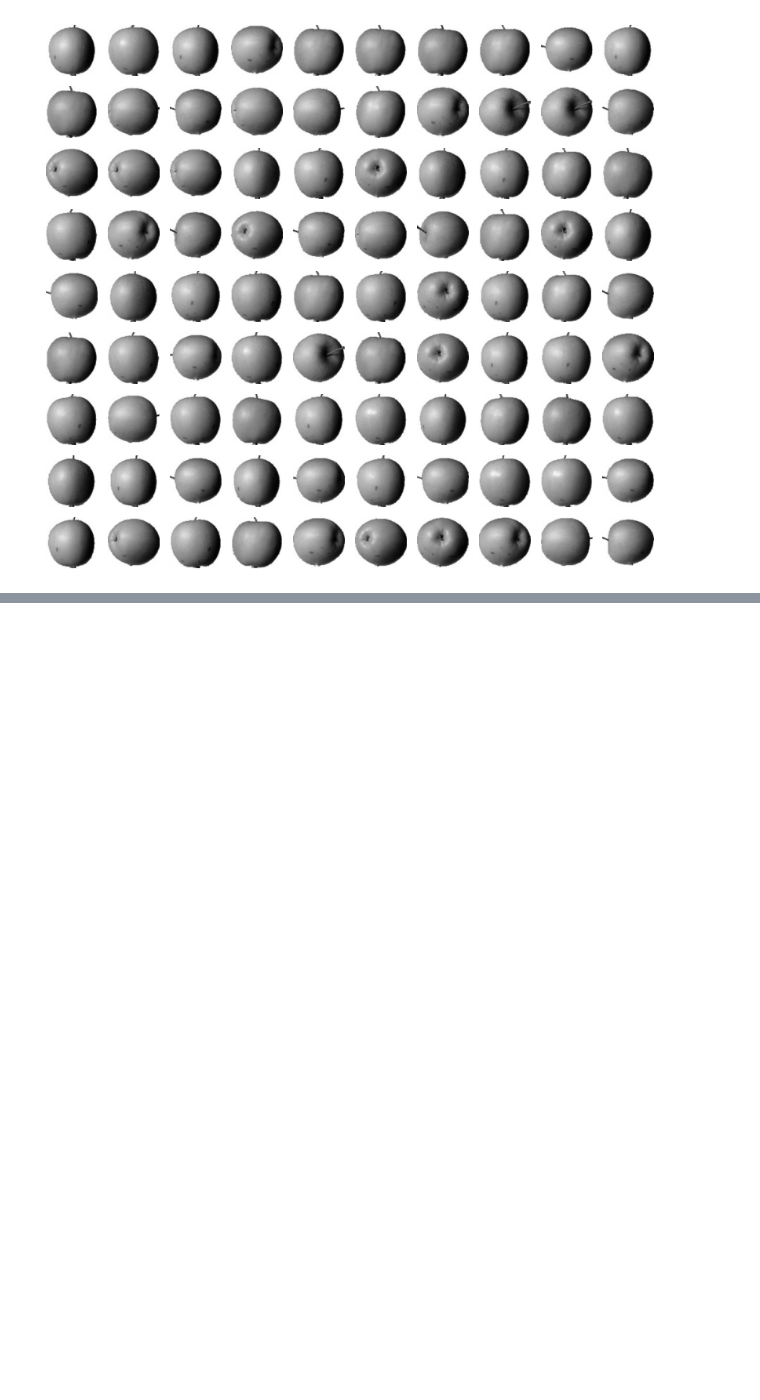
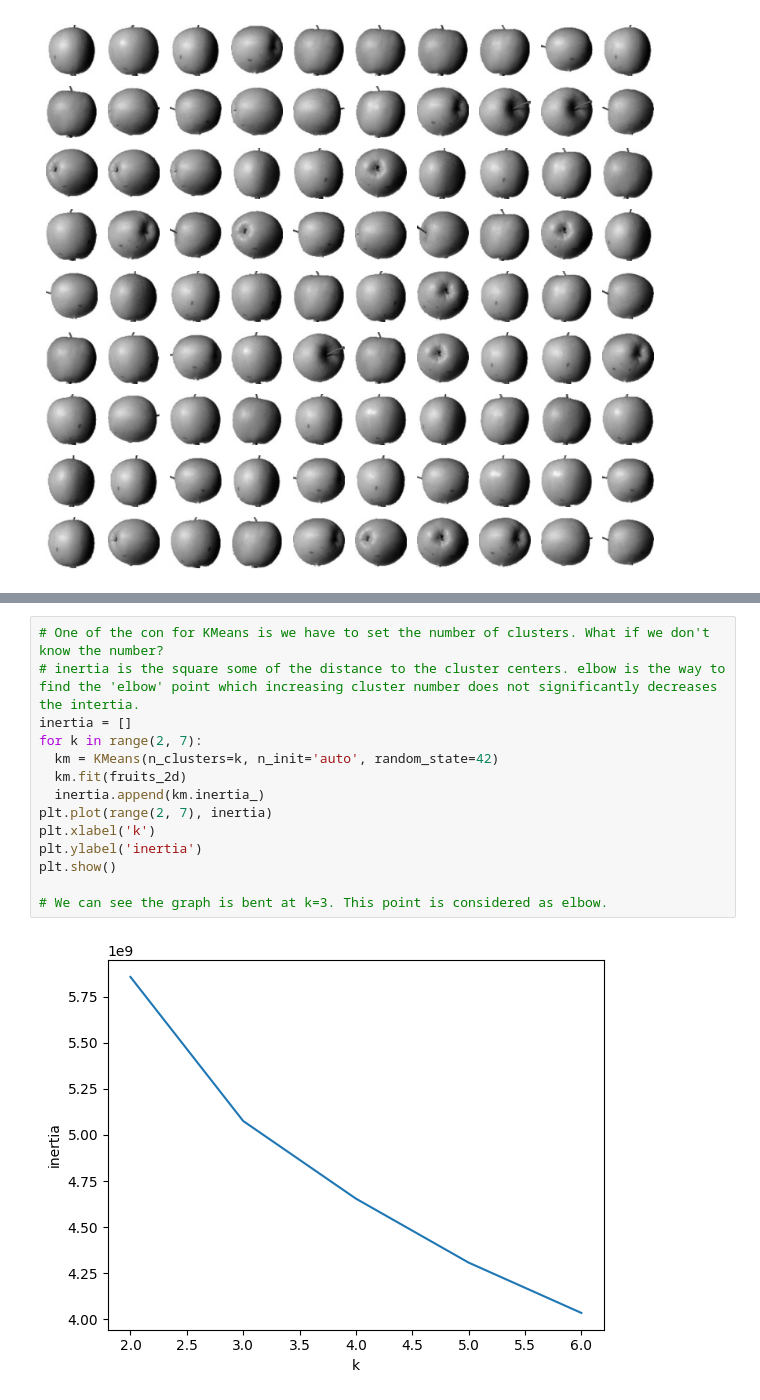
Before and after one commit to Junha9/AI, a Jupyter notebook: Self_Learning_ML_DL/Chapter_06_2.ipynb, the cells around one changed output, grey strips where cells are left out. Saved outputs shown, nothing was run; the diff lists cells and outputs as text; blank space fills up the shorter version.

```diff
--- a/Self_Learning_ML_DL/Chapter_06_2.ipynb
+++ b/Self_Learning_ML_DL/Chapter_06_2.ipynb
@@ -67,0 +94,16 @@ draw_fruits(fruits[km.labels_==2])
+# %%
+# One of the con for KMeans is we have to set the number of clusters. What if we don't know the number?
+# inertia is the square some of the distance to the cluster centers. elbow is the way to find the 'elbow' point which increasing cluster number does not significantly decreases the intertia.
+inertia = []
+for k in range(2, 7):
+  km = KMeans(n_clusters=k, n_init='auto', random_state=42)
+  km.fit(fruits_2d)
+  inertia.append(km.inertia_)
+plt.plot(range(2, 7), inertia)
+plt.xlabel('k')
+plt.ylabel('inertia')
+plt.show()
+
+# We can see the graph is bent at k=3. This point is considered as elbow.
+# %% [output]
+[figure, added]
```
Also changed, not shown: parts of 5 cells of this notebook.
